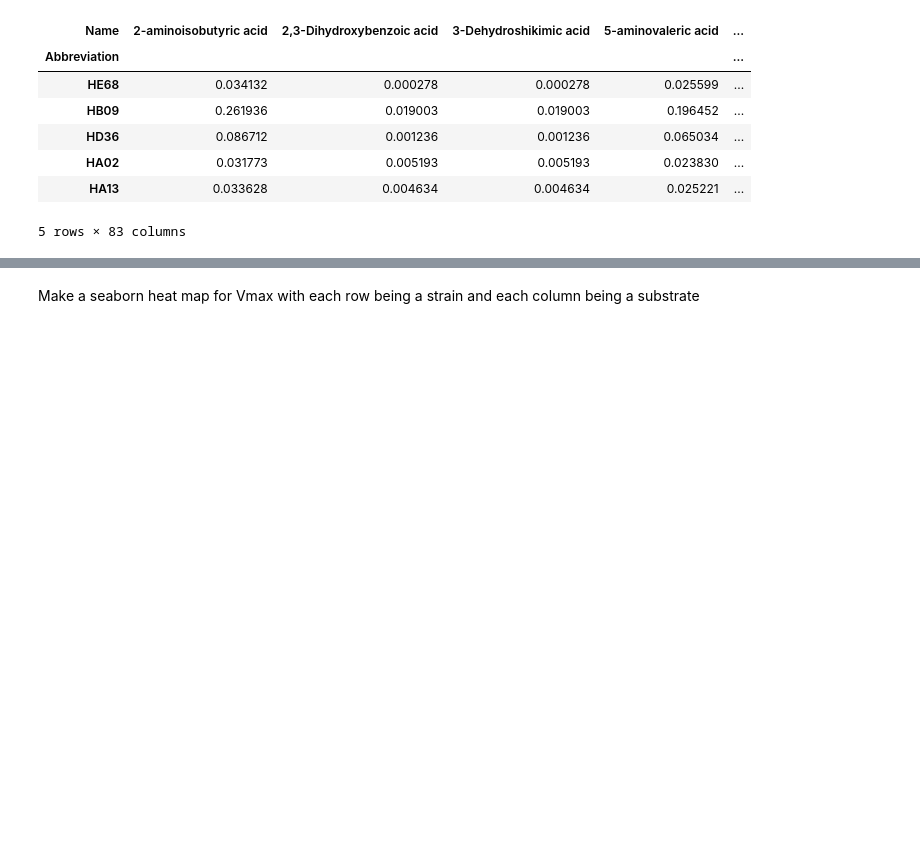
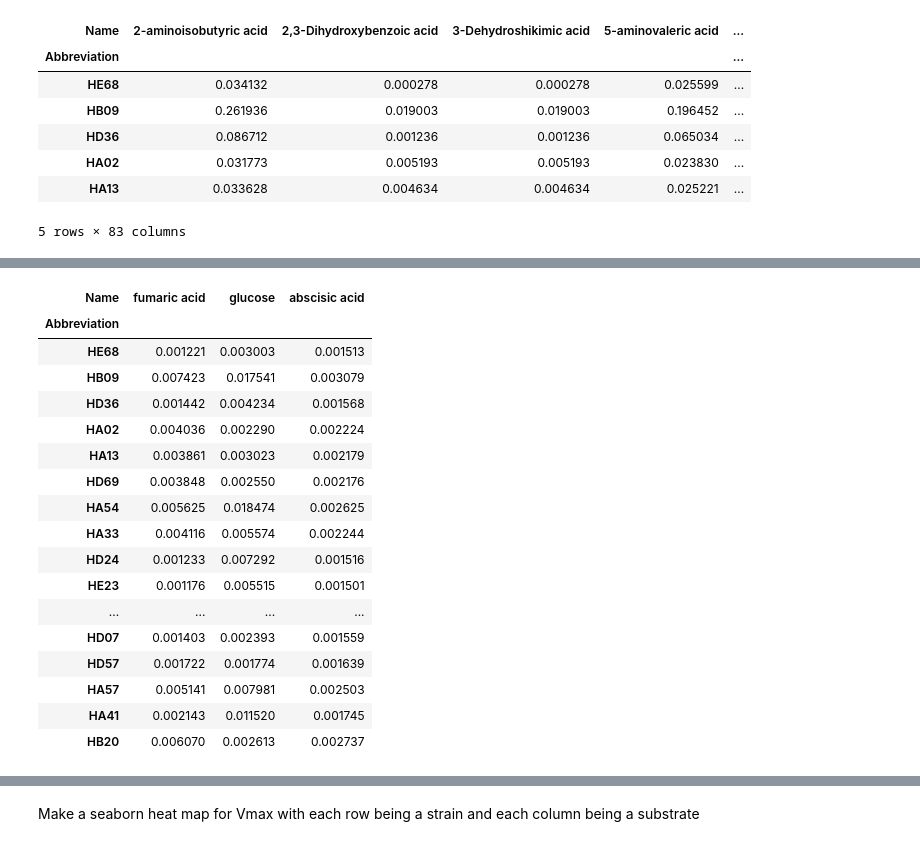
Before and after one commit to jennaisrael/DEBmicroTrait.jl, a Jupyter notebook: scripts/post_processing/comparing_strains.ipynb, the cells around one changed output, grey strips where cells are left out. Drawn from its saved outputs; the diff is of its cells as text; code cells hidden in the pictures; blank space fills up the shorter version.

```diff
--- a/scripts/post_processing/comparing_strains.ipynb
+++ b/scripts/post_processing/comparing_strains.ipynb
@@ -65,0 +82,21 @@ Vmax.head()
+# %%
+K_D.iloc[:,[21,28,4]]
+# %% [output]
+| Name | fumaric acid | glucose | abscisic acid |
+| Abbreviation |  |  |  |
+| HE68 | 0.001221 | 0.003003 | 0.001513 |
+| HB09 | 0.007423 | 0.017541 | 0.003079 |
+| HD36 | 0.001442 | 0.004234 | 0.001568 |
+| HA02 | 0.004036 | 0.002290 | 0.002224 |
+| HA13 | 0.003861 | 0.003023 | 0.002179 |
+| HD69 | 0.003848 | 0.002550 | 0.002176 |
+| HA54 | 0.005625 | 0.018474 | 0.002625 |
+| HA33 | 0.004116 | 0.005574 | 0.002244 |
+| HD24 | 0.001233 | 0.007292 | 0.001516 |
+| HE23 | 0.001176 | 0.005515 | 0.001501 |
+| ... | ... | ... | ... |
+| HD07 | 0.001403 | 0.002393 | 0.001559 |
+| HD57 | 0.001722 | 0.001774 | 0.001639 |
+| HA57 | 0.005141 | 0.007981 | 0.002503 |
+| HA41 | 0.002143 | 0.011520 | 0.001745 |
+| HB20 | 0.006070 | 0.002613 | 0.002737 |
```
Also changed, not shown: parts of 6 cells of this notebook, 21 other files.
